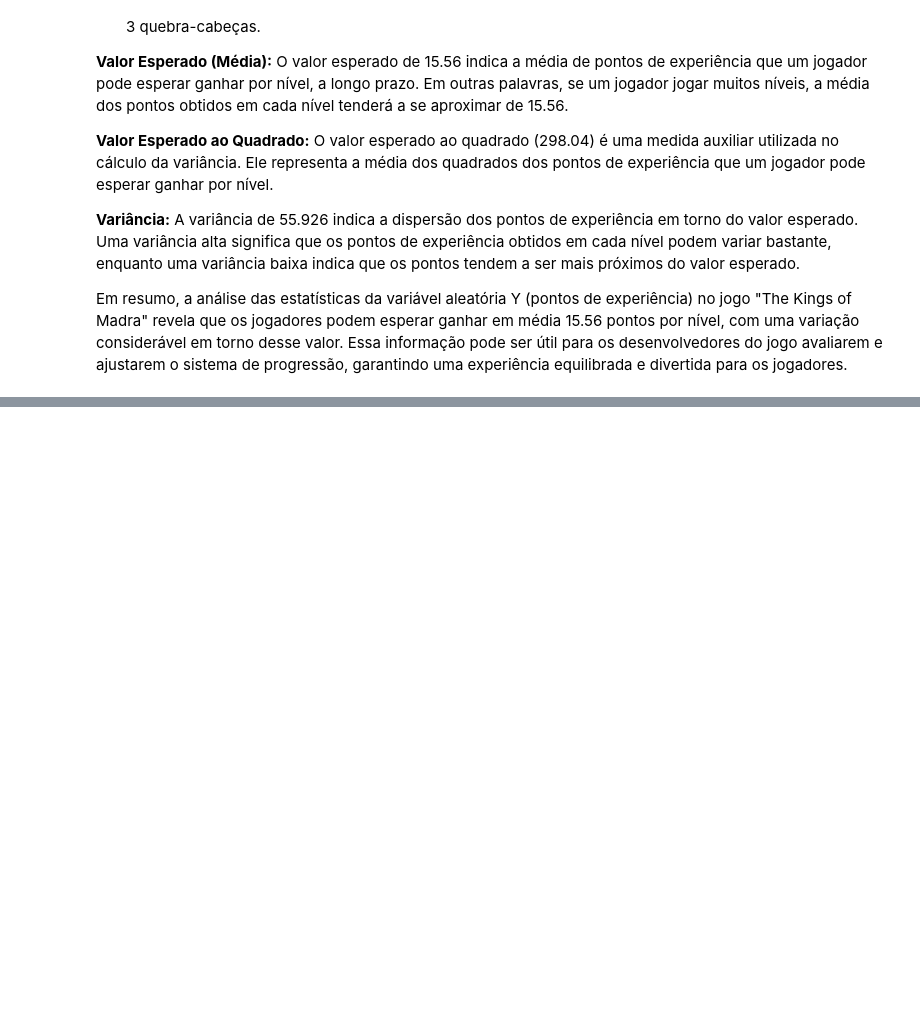
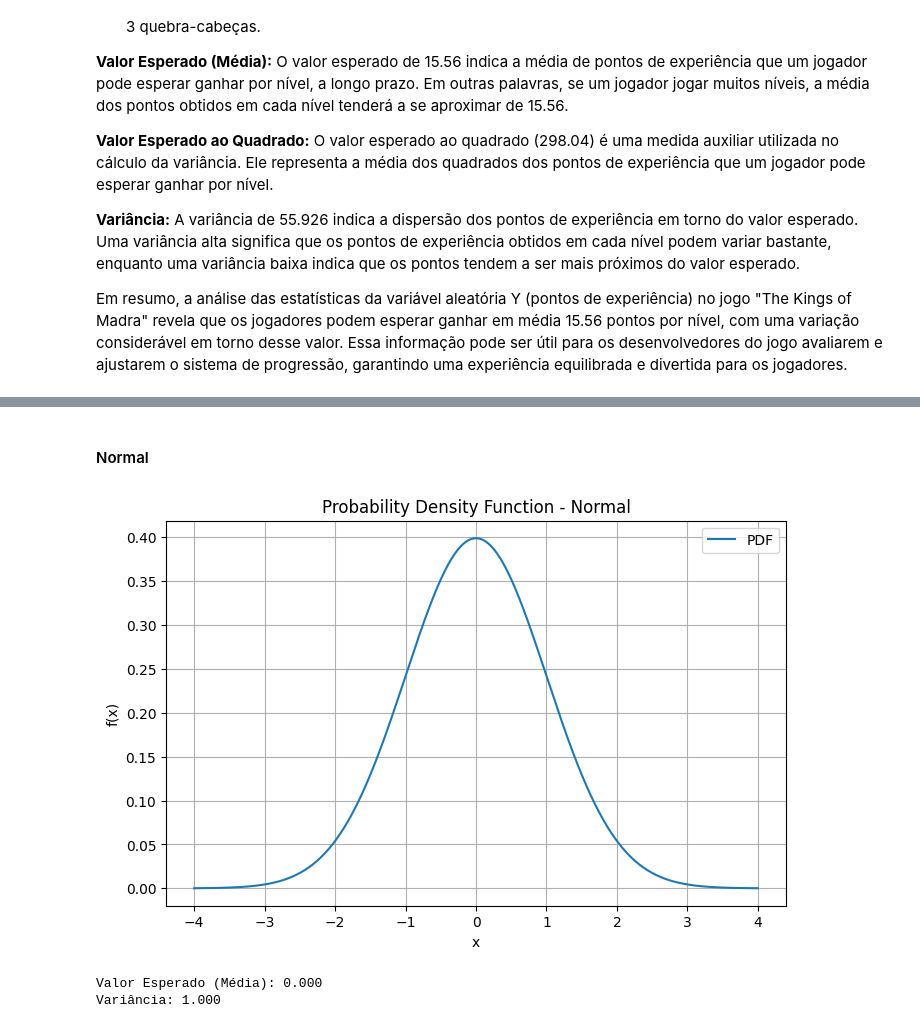
Before and after one commit to felipefraxe/ADBib, a Jupyter notebook: main.ipynb, the cells around one changed output, grey strips where cells are left out. Cells and saved outputs as stored; diff of their text form; code cells hidden in the pictures; blank space fills up the shorter version.

```diff
--- a/main.ipynb
+++ b/main.ipynb
@@ -1143,0 +1227,8 @@ Conclui-se que a probabilidade do evento ocorrer ATÉ x vezes, é a soma das pro
+# %% [markdown]
+#### Normal
+# %%
+model_random_variable('normal', 0, 1)
+# %% [output]
+[figure, added]
+Valor Esperado (Média): 0.000
+Variância: 1.000
```
Also changed, not shown: parts of 40 cells of this notebook, 2 other files.
